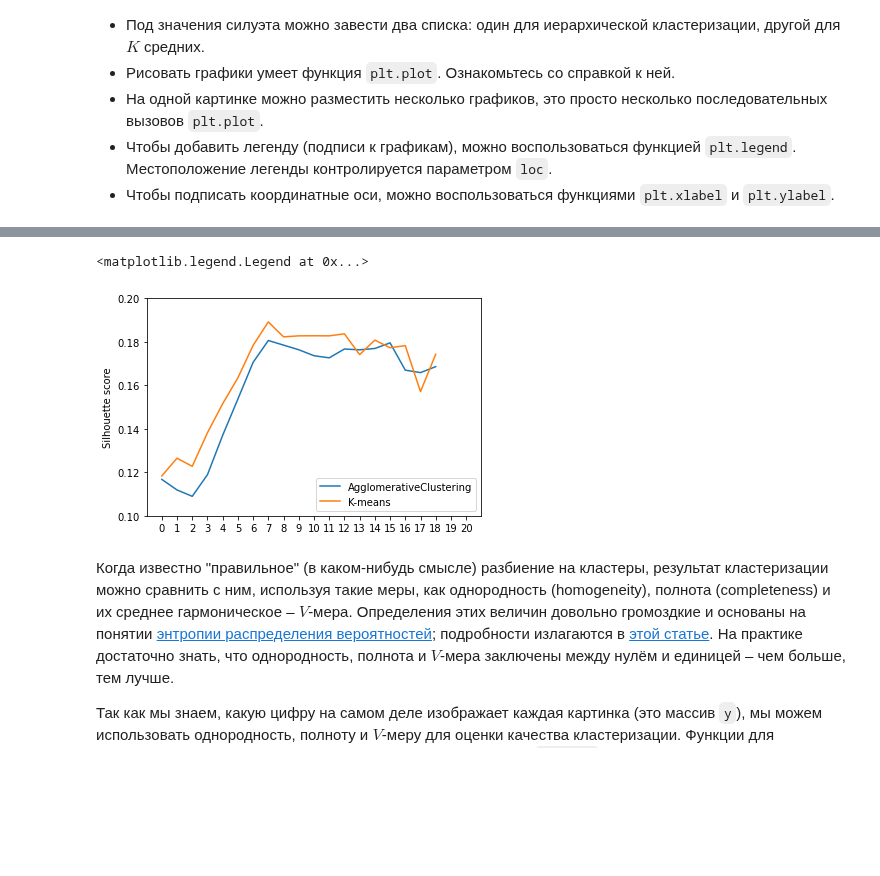
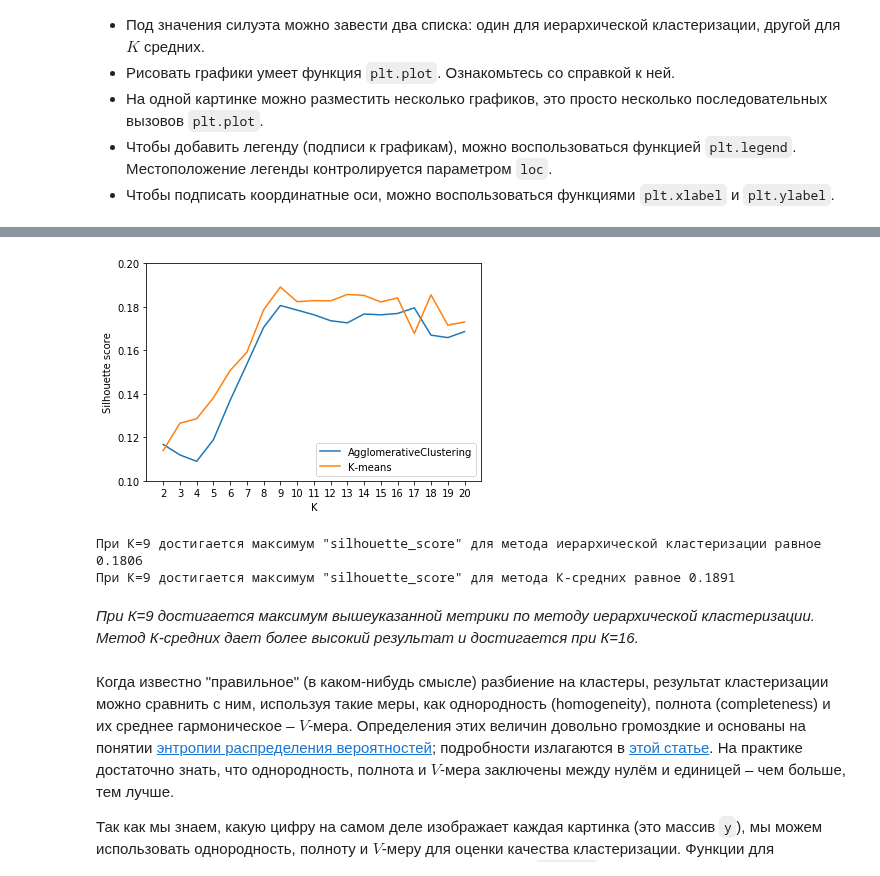
Before and after one commit to kinkpunk/ml-intro, a Jupyter notebook: 7_clustering/clustering.ipynb, the cells around one changed output, grey strips where cells are left out. Saved outputs shown, nothing was run; the diff lists cells and outputs as text; code cells hidden in the pictures; blank space fills up the shorter version.

```diff
--- a/7_clustering/clustering.ipynb
+++ b/7_clustering/clustering.ipynb
@@ -208,13 +198,27 @@ for i in range(2,21):
 # %%
-plt.axis([-1,21,0.10,0.20])
-plt.xticks(np.arange(0,21,1))
-plt.plot(cluster_agg_plot)
-plt.plot(cluster_k_plot)
+plt.axis([1,21,0.10,0.20])
+plt.xticks(np.arange(2,21,1))
+plt.plot(np.arange(2,21,1), cluster_agg_plot)
+plt.plot(np.arange(2,21,1), cluster_k_plot)
 plt.ylabel('Silhouette score')
+plt.xlabel('K')
 plt.legend(['AgglomerativeClustering', 'K-means'])
+plt.show()
 # %% [output]
-<matplotlib.legend.Legend at 0x...>
-[figure, old version]
+[figure, new version]
+# %%
+print("""При К={} достигается максимум "silhouette_score" для метода иерархической кластеризации равное {:.4f}"""
+      .format([x for x in range(2,21)][cluster_agg_plot.index(max(cluster_agg_plot))],
+                                                               max(cluster_agg_plot)))
+print("""При К={} достигается максимум "silhouette_score" для метода К-средних равное {:.4f}"""
+      .format([x for x in range(2,21)][cluster_k_plot.index(max(cluster_k_plot))],
+                                                               max(cluster_k_plot)))
+# %% [output]
+При К=9 достигается максимум "silhouette_score" для метода иерархической кластеризации равное 0.1806
+При К=9 достигается максимум "silhouette_score" для метода К-средних равное 0.1891
+# %% [markdown]
+*При К=9 достигается максимум вышеуказанной метрики по методу иерархической кластеризации.
+Метод К-средних дает более высокий результат и достигается при К=16.*
 # %% [markdown]
 Когда известно "правильное" (в каком-нибудь смысле) разбиение на кластеры, результат кластеризации можно сравнить с ним, используя такие меры, как однородность (homogeneity), полнота (completeness) и их среднее гармоническое – $V$-мера. Определения этих величин довольно громоздкие и основаны на понятии [энтропии распределения вероятностей](https://ru.wikipedia.org/wiki/Информационная_энтропия); подробности излагаются в [этой статье](http://aclweb.org/anthology/D/D07/D07-1043.pdf). На практике достаточно знать, что однородность, полнота и $V$-мера заключены между нулём и единицей – чем больше, тем лучше.
 
```
Also changed, not shown: parts of 28 cells of this notebook.
